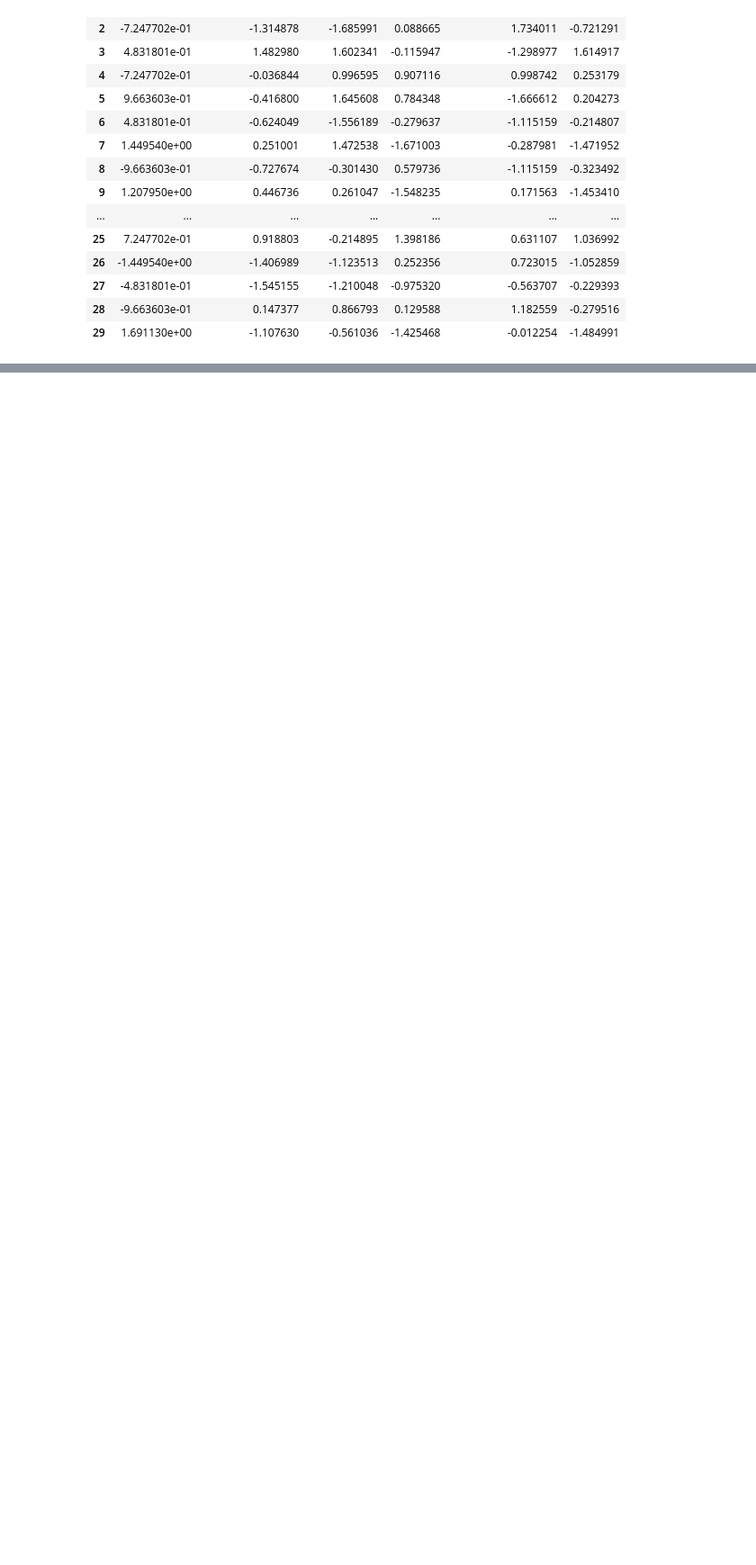
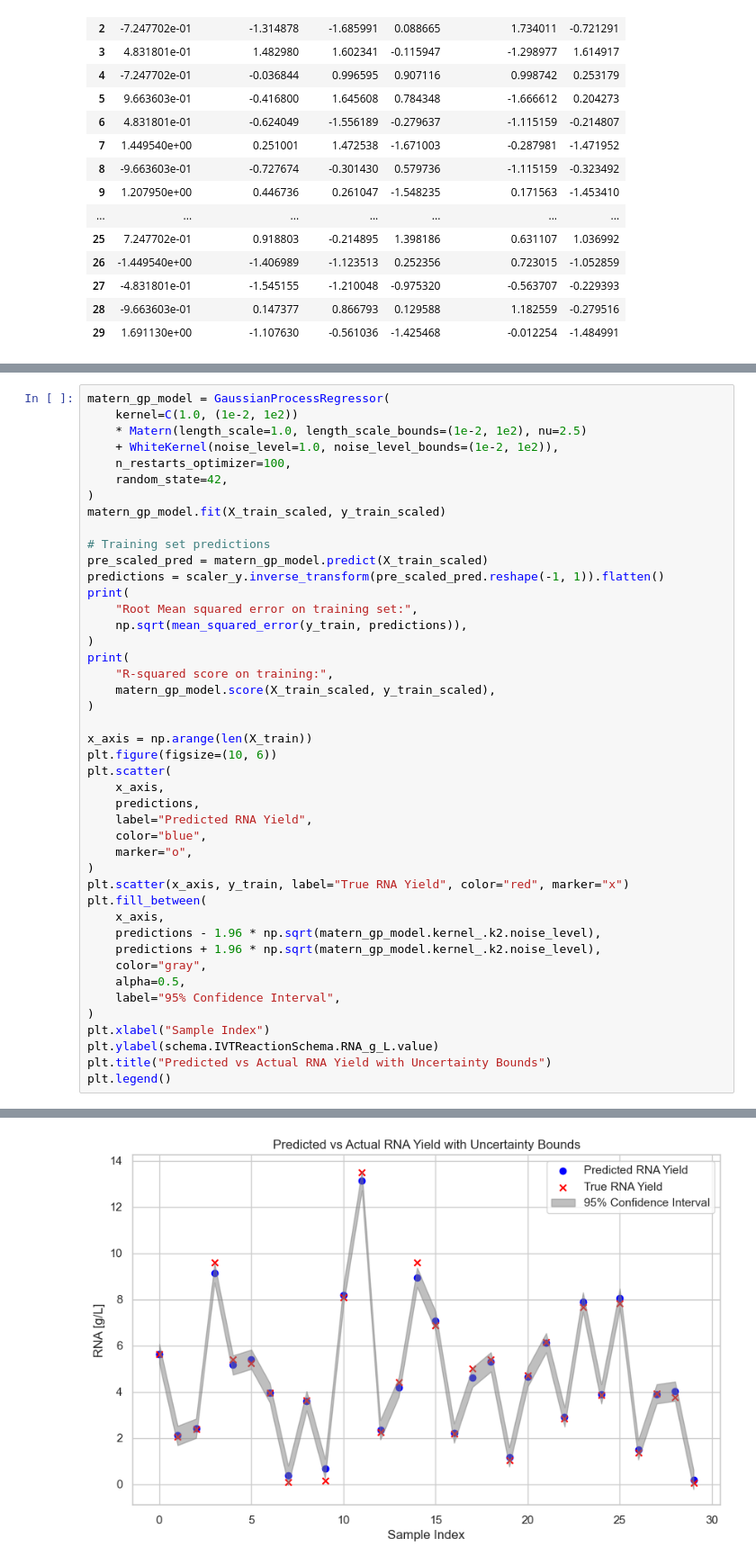
Before and after one commit to kesler20/phd_notebooks, a Jupyter notebook: 2025/07/multi-template model.ipynb, the cells around one changed output, grey strips where cells are left out. Shown at 90% size. Cells and saved outputs as stored; diff of their text form; blank space fills up the shorter version.

```diff
--- a/2025/07/multi-template model.ipynb
+++ b/2025/07/multi-template model.ipynb
@@ -270,0 +353,45 @@ df
+# %%
+matern_gp_model = GaussianProcessRegressor(
+    kernel=C(1.0, (1e-2, 1e2))
+    * Matern(length_scale=1.0, length_scale_bounds=(1e-2, 1e2), nu=2.5)
+    + WhiteKernel(noise_level=1.0, noise_level_bounds=(1e-2, 1e2)),
+    n_restarts_optimizer=100,
+    random_state=42,
+)
+matern_gp_model.fit(X_train_scaled, y_train_scaled)
+
+# Training set predictions
+pre_scaled_pred = matern_gp_model.predict(X_train_scaled)
+predictions = scaler_y.inverse_transform(pre_scaled_pred.reshape(-1, 1)).flatten()
+print(
+    "Root Mean squared error on training set:",
+    np.sqrt(mean_squared_error(y_train, predictions)),
+)
+print(
+    "R-squared score on training:",
+    matern_gp_model.score(X_train_scaled, y_train_scaled),
+)
+
+x_axis = np.arange(len(X_train))
+plt.figure(figsize=(10, 6))
+plt.scatter(
+    x_axis,
+    predictions,
+    label="Predicted RNA Yield",
+    color="blue",
+    marker="o",
+)
+plt.scatter(x_axis, y_train, label="True RNA Yield", color="red", marker="x")
+plt.fill_between(
+    x_axis,
+    predictions - 1.96 * np.sqrt(matern_gp_model.kernel_.k2.noise_level),
+    predictions + 1.96 * np.sqrt(matern_gp_model.kernel_.k2.noise_level),
+    color="gray",
+    alpha=0.5,
+    label="95% Confidence Interval",
+)
+plt.xlabel("Sample Index")
+plt.ylabel(schema.IVTReactionSchema.RNA_g_L.value)
+plt.title("Predicted vs Actual RNA Yield with Uncertainty Bounds")
+plt.legend()
+# %% [output]
@@ -270,0 +401 @@ df
+[figure, added]
```
Also changed, not shown: parts of 32 cells of this notebook, 3 other files.
